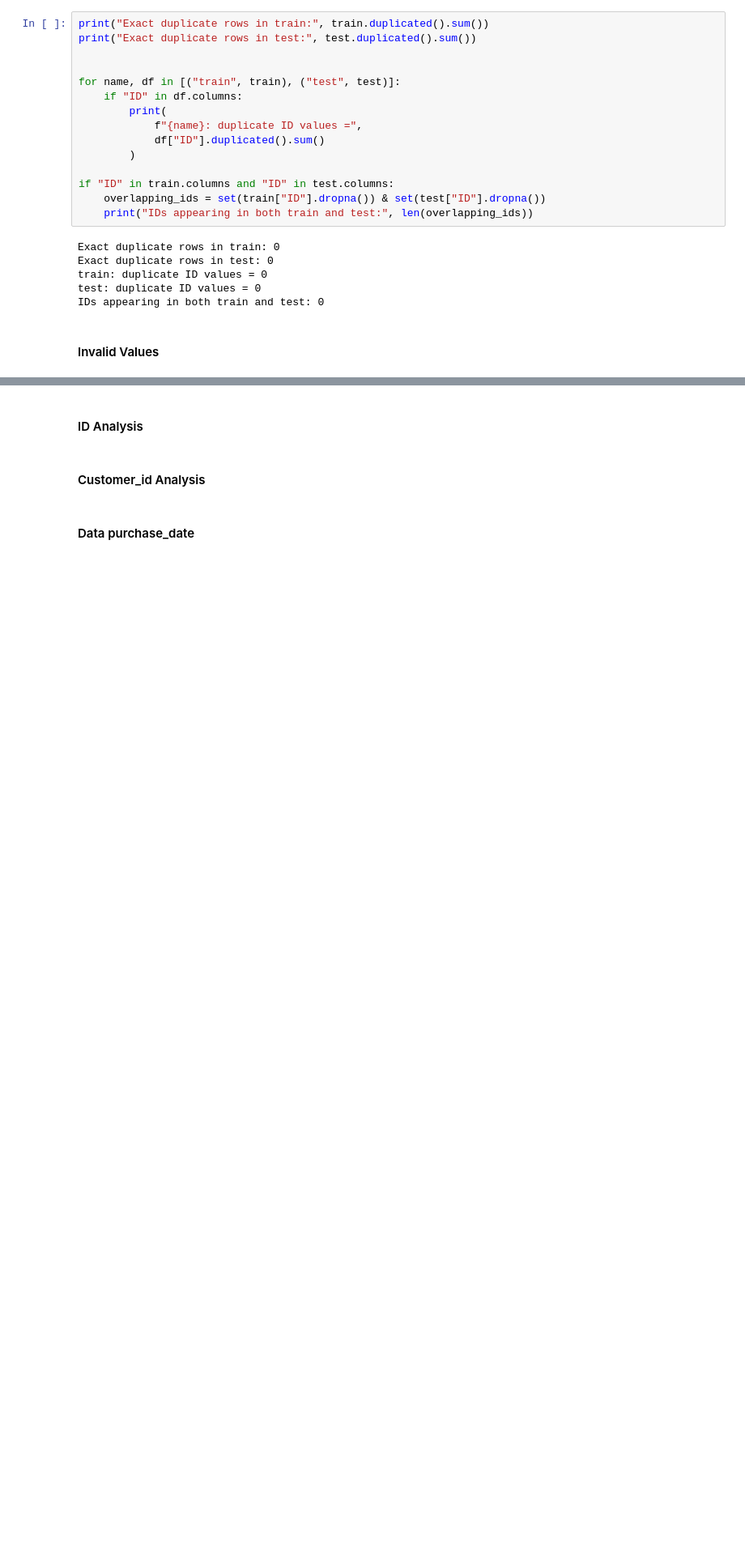
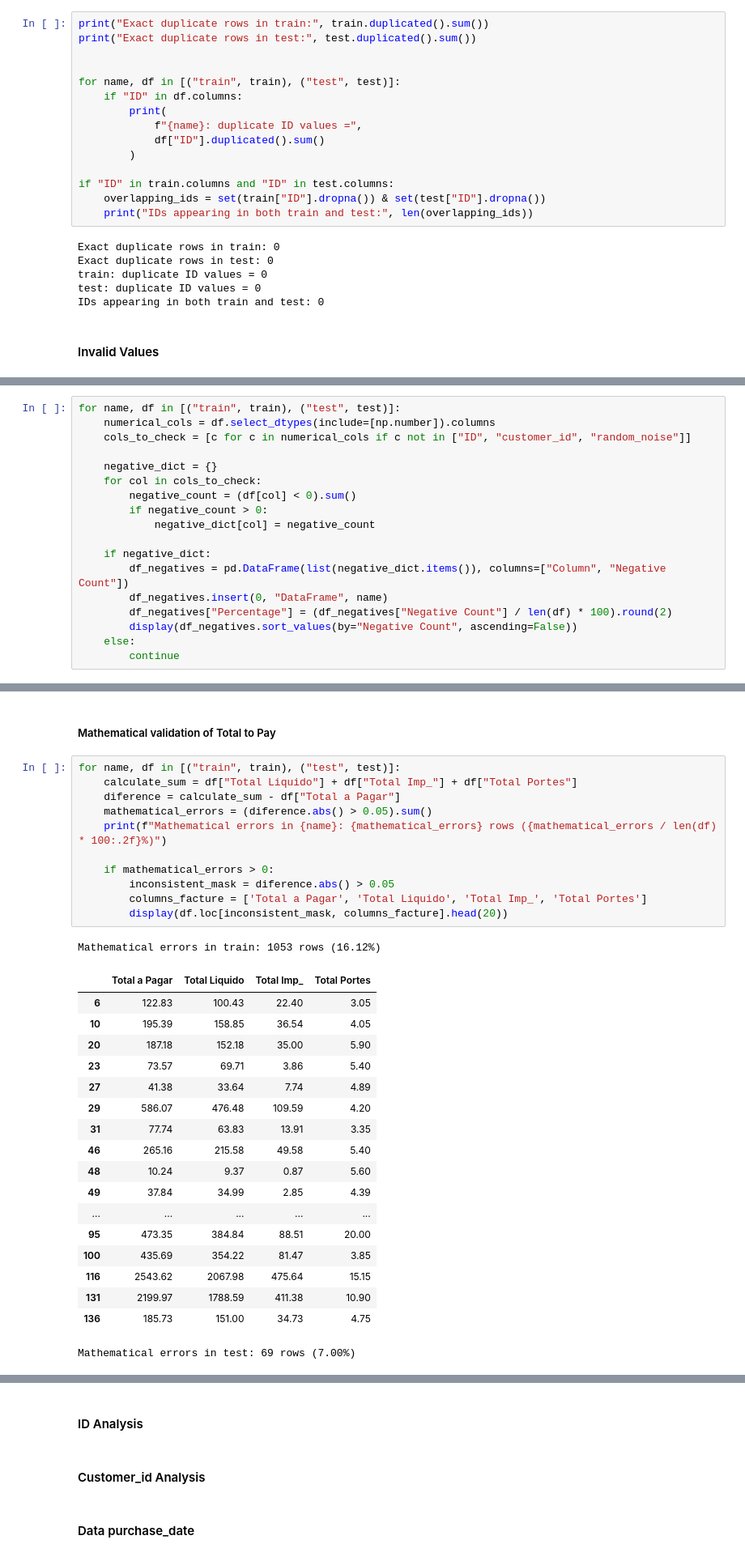
Before and after one commit to luisrafaelsoeiro/ETAI_Project, a Jupyter notebook: exploration.ipynb, the cells around one changed output, grey strips where cells are left out. Shown at 81% size. Saved outputs shown, nothing was run; the diff lists cells and outputs as text; blank space fills up the shorter version.

```diff
--- a/exploration.ipynb
+++ b/exploration.ipynb
@@ -272,0 +275,18 @@ IDs appearing in both train and test: 0
+# %%
+for name, df in [("train", train), ("test", test)]:
+    numerical_cols = df.select_dtypes(include=[np.number]).columns
+    cols_to_check = [c for c in numerical_cols if c not in ["ID", "customer_id", "random_noise"]]
+
+    negative_dict = {}
+    for col in cols_to_check:
+        negative_count = (df[col] < 0).sum()
+        if negative_count > 0:
+            negative_dict[col] = negative_count
+
+    if negative_dict:
+        df_negatives = pd.DataFrame(list(negative_dict.items()), columns=["Column", "Negative Count"])
+        df_negatives.insert(0, "DataFrame", name)
+        df_negatives["Percentage"] = (df_negatives["Negative Count"] / len(df) * 100).round(2)
+        display(df_negatives.sort_values(by="Negative Count", ascending=False))
+    else:
+        continue
@@ -272,0 +304,33 @@ IDs appearing in both train and test: 0
+# %% [markdown]
+##### Mathematical validation of Total to Pay
+# %%
+for name, df in [("train", train), ("test", test)]:
+    calculate_sum = df["Total Liquido"] + df["Total Imp_"] + df["Total Portes"]
+    diference = calculate_sum - df["Total a Pagar"]
+    mathematical_errors = (diference.abs() > 0.05).sum()
+    print(f"Mathematical errors in {name}: {mathematical_errors} rows ({mathematical_errors / len(df) * 100:.2f}%)")
+
+    if mathematical_errors > 0:
+        inconsistent_mask = diference.abs() > 0.05
+        columns_facture = ['Total a Pagar', 'Total Liquido', 'Total Imp_', 'Total Portes']
+        display(df.loc[inconsistent_mask, columns_facture].head(20))
+# %% [output]
+Mathematical errors in train: 1053 rows (16.12%)
+|  | Total a Pagar | Total Liquido | Total Imp_ | Total Portes |
+| 6 | 122.83 | 100.43 | 22.40 | 3.05 |
+| 10 | 195.39 | 158.85 | 36.54 | 4.05 |
+| 20 | 187.18 | 152.18 | 35.00 | 5.90 |
+| 23 | 73.57 | 69.71 | 3.86 | 5.40 |
+| 27 | 41.38 | 33.64 | 7.74 | 4.89 |
+| 29 | 586.07 | 476.48 | 109.59 | 4.20 |
+| 31 | 77.74 | 63.83 | 13.91 | 3.35 |
+| 46 | 265.16 | 215.58 | 49.58 | 5.40 |
+| 48 | 10.24 | 9.37 | 0.87 | 5.60 |
+| 49 | 37.84 | 34.99 | 2.85 | 4.39 |
+| ... | ... | ... | ... | ... |
+| 95 | 473.35 | 384.84 | 88.51 | 20.00 |
+| 100 | 435.69 | 354.22 | 81.47 | 3.85 |
+| 116 | 2543.62 | 2067.98 | 475.64 | 15.15 |
+| 131 | 2199.97 | 1788.59 | 411.38 | 10.90 |
+| 136 | 185.73 | 151.00 | 34.73 | 4.75 |
+Mathematical errors in test: 69 rows (7.00%)
```
Also changed, not shown: parts of 8 cells of this notebook.
